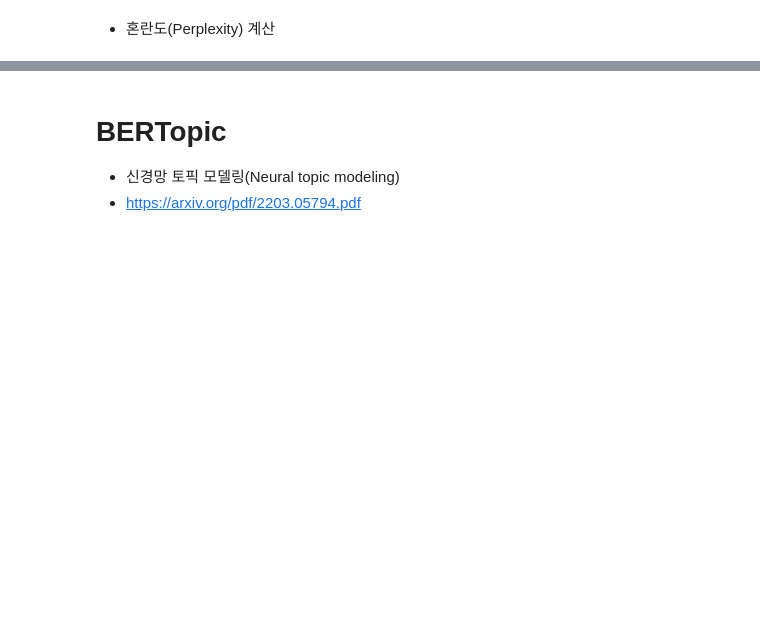
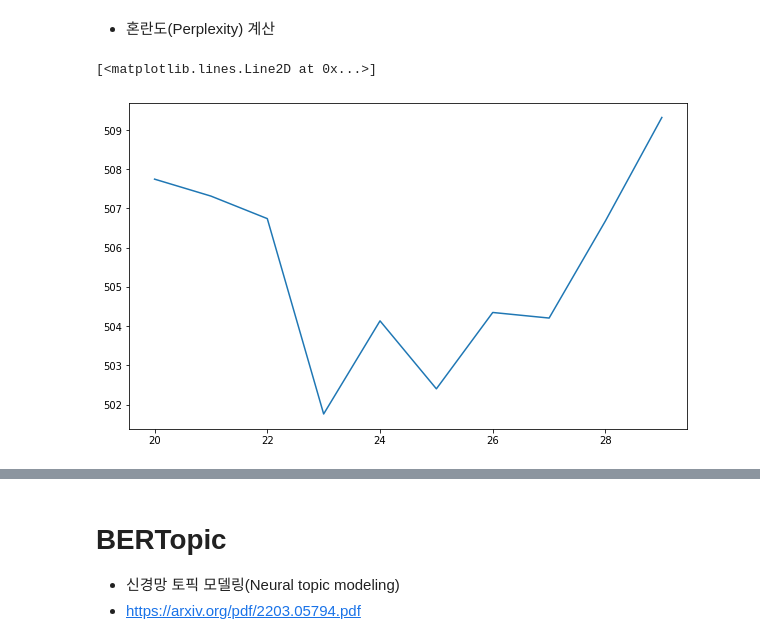
Before and after one commit to hyeonniii/NLP, a Jupyter notebook: _11_토픽_모델링(Topic_Modeling).ipynb, the cells around one changed output, grey strips where cells are left out. Drawn from its saved outputs; the diff is of its cells as text; code cells hidden in the pictures; blank space fills up the shorter version.

```diff
--- a/_11_토픽_모델링(Topic_Modeling).ipynb
+++ b/_11_토픽_모델링(Topic_Modeling).ipynb
@@ -93,0 +473,8 @@
+# %%
+detokenized_headline = []
+for i in range(len(df_2020)):
+  t = ' '.join(tokenized_doc[i])
+  detokenized_headline.append(t)
+
+df_2020['headline_text'] = detokenized_headline
+df_2020['headline_text']
@@ -98,0 +612,5 @@
+# %%
+import pandas as pd
+
+df = pd.read_csv('petition_sampled.csv')
+df
@@ -102,0 +655,13 @@
+# %%
+from sklearn.feature_extraction.text import CountVectorizer
+from konlpy.tag import Mecab
+
+mecab = Mecab()
+
+def tokenizer(doc):
+  return [token for token in mecab.nouns(doc) if len(token)>1]
+cv = CountVectorizer(tokenizer=tokenizer, max_df = 0.5, min_df = 5, max_features = 1000)
+content_cv = cv.fit_transform(df.content)
+print(content_cv.shape)
+f_names = cv.get_feature_names_out()
+print(f_names)
@@ -103,2 +713,19 @@
 # %% [markdown]
 * 혼란도(Perplexity) 계산
+# %%
+perplexity_values = []
+min_topics = 20
+max_topics= 30
+for i in range(min_topics, max_topics):
+  lda=LatentDirichletAllocation(n_components=i,doc_topic_prior=1.0, topic_word_prior=0.1, n_jobs=-1, random_state=123)
+  lda.fit(content_cv)
+  perplexity_values.append(lda.perplexity(content_cv))
+# %%
+import matplotlib.pyplot as plt
+
+x = [int(i) for i in range(min_topics, max_topics)]
+plt.figure(figsize=(10,6))
+plt.plot(x,perplexity_values)
+# %% [output]
+[<matplotlib.lines.Line2D at 0x...>]
+[figure, added]
```
Also changed, not shown: parts of 39 cells of this notebook.
